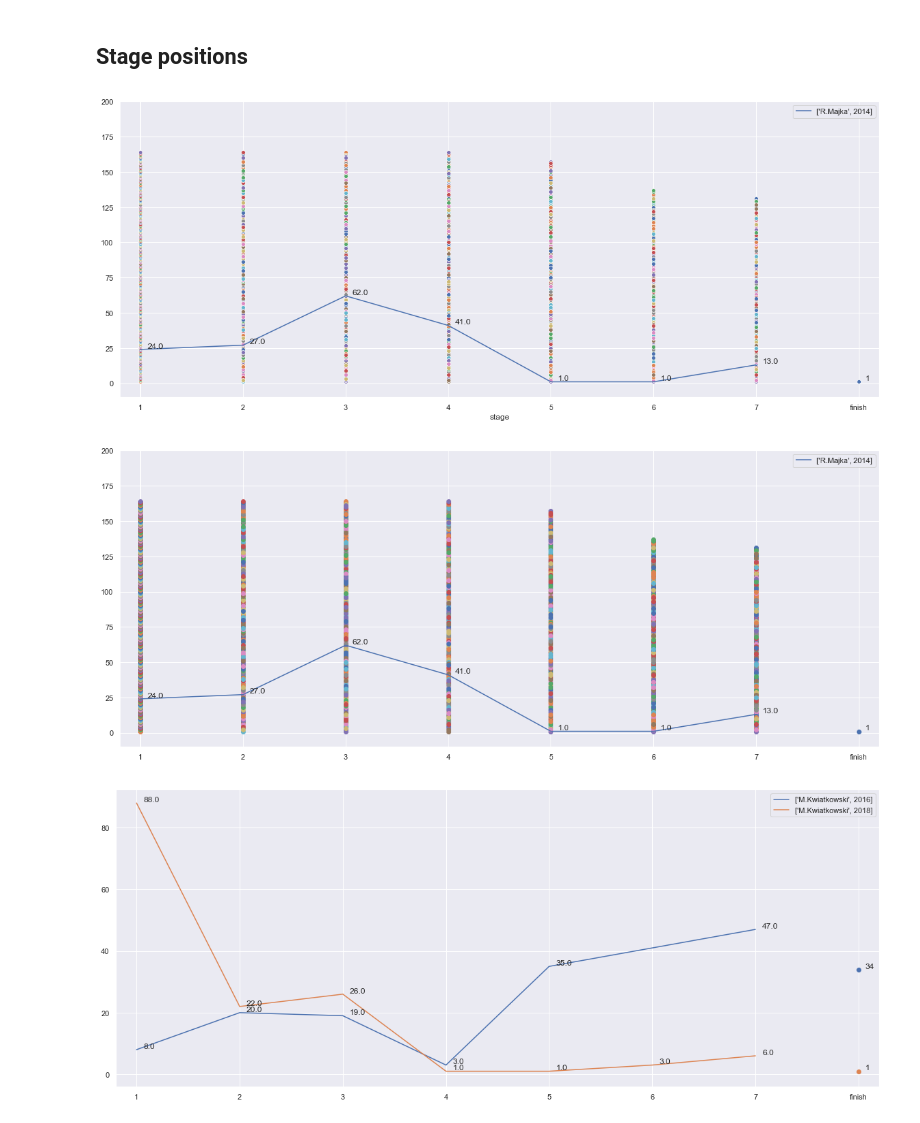
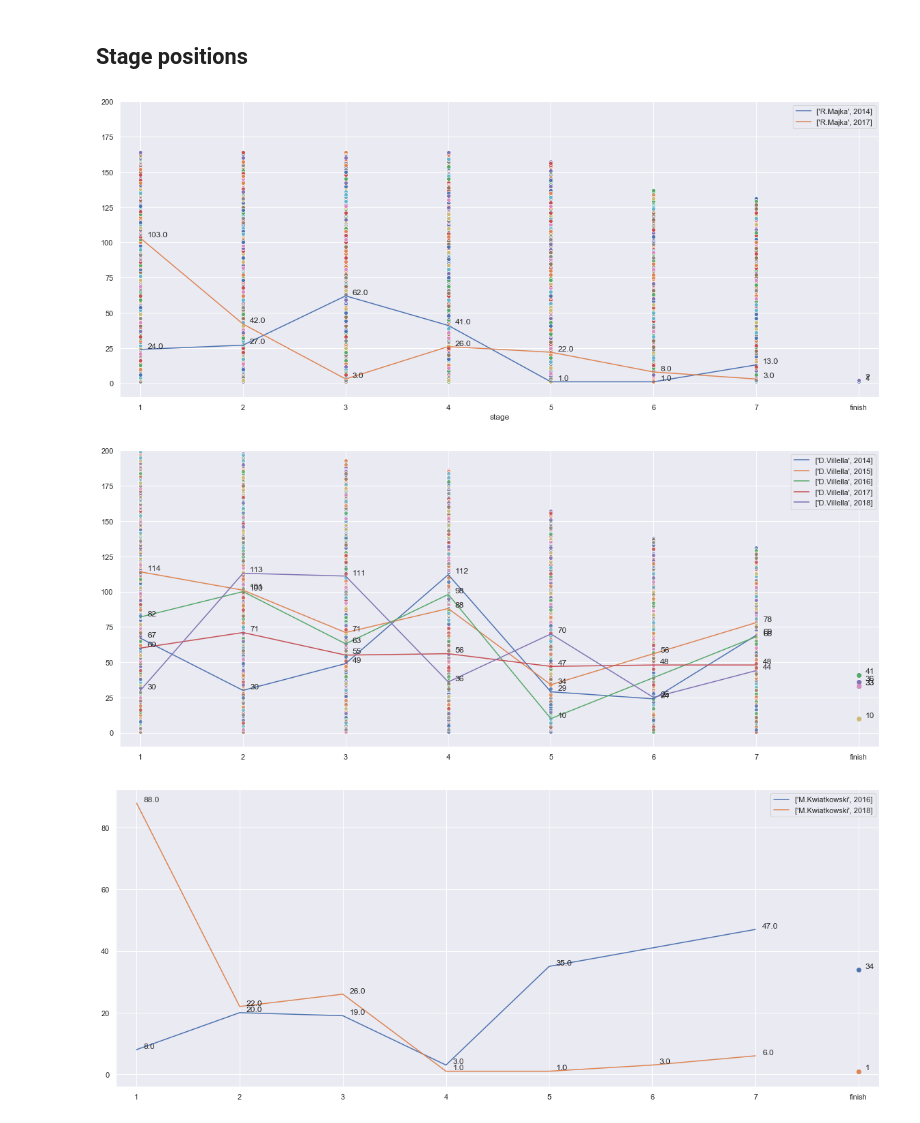
Before and after one commit to norbertstrzelecki/tour_de_pologne_top10, a Jupyter notebook: tdp_2_3_data_statistics_visualization.ipynb, the cells around one changed output. Saved outputs shown, nothing was run; the diff lists cells and outputs as text; code cells hidden in the pictures.

```diff
--- a/tdp_2_3_data_statistics_visualization.ipynb
+++ b/tdp_2_3_data_statistics_visualization.ipynb
@@ -97,7 +132,7 @@ i = 0
 fig, ax = plt.subplots(1,5, figsize=(25,4), sharey=True)
 for year in range(2014,2019):
     sns.countplot(x="age", data=stage_results[stage_results.year == year][['name','age']].drop_duplicates(),
-                  palette="Reds_d", orient='h', ax=ax[i])
+                  palette="icefire_r", orient='h', ax=ax[i])
     ax[i].set_title(year)
     ax[i].set_xlabel('Age / mean: %s' % round(stage_results[stage_results.year == year][['name','age']]\
                                               .drop_duplicates()['age'].mean(), 2))
@@ -217,12 +254,14 @@ top10_jerseys_barplot('sprint', 'Sprinters')
 #              hue="region", style="event",
 #              data=fmri)
 # %%
+# Seaborn
+
 biker = 'R.Majka'
 
 fig = plt.figure(figsize=(20,8))
 ax = fig.add_subplot(111)
 
-for year in np.arange(2014, 2015):
+for year in np.arange(2014, 2019):
 
     x = stage_positions[stage_positions['year']==year]
     y = biker_class[(biker_class['year']==year) & (biker_class['name']==biker) & (biker_class['stage']==7)]
@@ -247,38 +286,40 @@ plt.xlim(0.8,8.2)
 # plt.legend()
 plt.show()
 # %% [output]
-[figure, old version]
+[figure, new version]
 # %%
-biker = 'R.Majka'
+# Matplotlib
+
+biker = 'D.Villella'
 
 fig = plt.figure(figsize=(20,8))
 ax = fig.add_subplot(111)
 
-for year in np.arange(2014, 2015):
+for year in np.arange(2014, 2019):
 
     x = stage_positions[stage_positions['year']==year]['stage']
     y = stage_positions[stage_positions['year']==year][biker]
     z = biker_class[(biker_class['year']==year) & (biker_class['name']==biker) & (biker_class['stage']==7)]['gc']
 
     if ((stage_positions['year']==year) & (stage_positions[biker].isnull())).any():
         continue
     else:
         plt.plot(x, y, label=[biker, year])
         plt.scatter(8, z, label='')
         for biker_ in [b for b in stage_positions.columns[7:]]:
-            plt.scatter(x, stage_positions[stage_positions['year']==year][biker_], label='')
+            plt.scatter(x, stage_positions[stage_positions['year']==year][biker_], label='', edgecolors='white', alpha=0.8)
         ax.annotate(str(z.values[0]), xy=(8,z), xytext=(10,2), textcoords='offset points')
         for i,j in zip(x,y):
             ax.annotate('%s' %j, xy=(i,j), xytext=(10,2), textcoords='offset points')
 #             ax.annotate('(%s,' %i, xy=(i,j))
 
 plt.xticks(np.arange(9), ('0','1','2','3','4','5','6','7','finish'), rotation=0)
 plt.ylim(-10,200)
 plt.xlim(0.8,8.2)
 plt.legend()
 plt.show()
 # %% [output]
-[figure, old version]
+[figure, new version]
 # %%
 def biker_omnitour_plot(biker):
 
```
Also changed, not shown: parts of 5 cells of this notebook.
